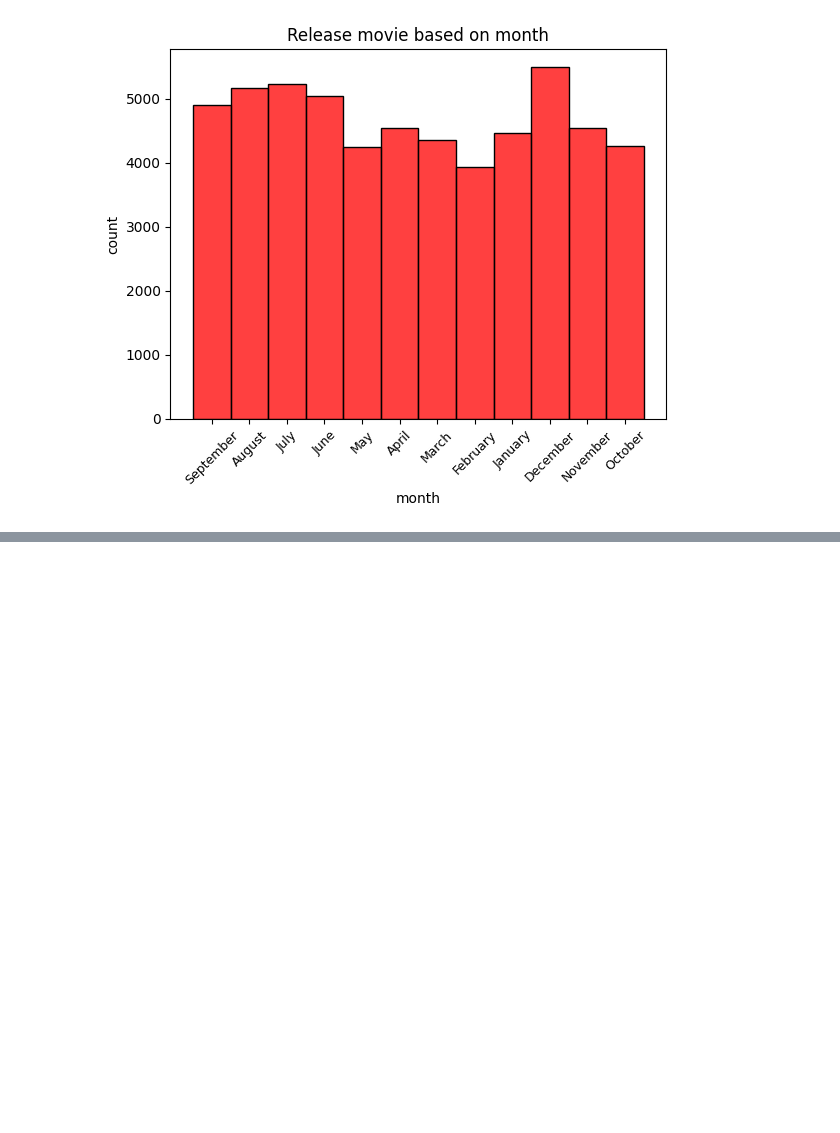
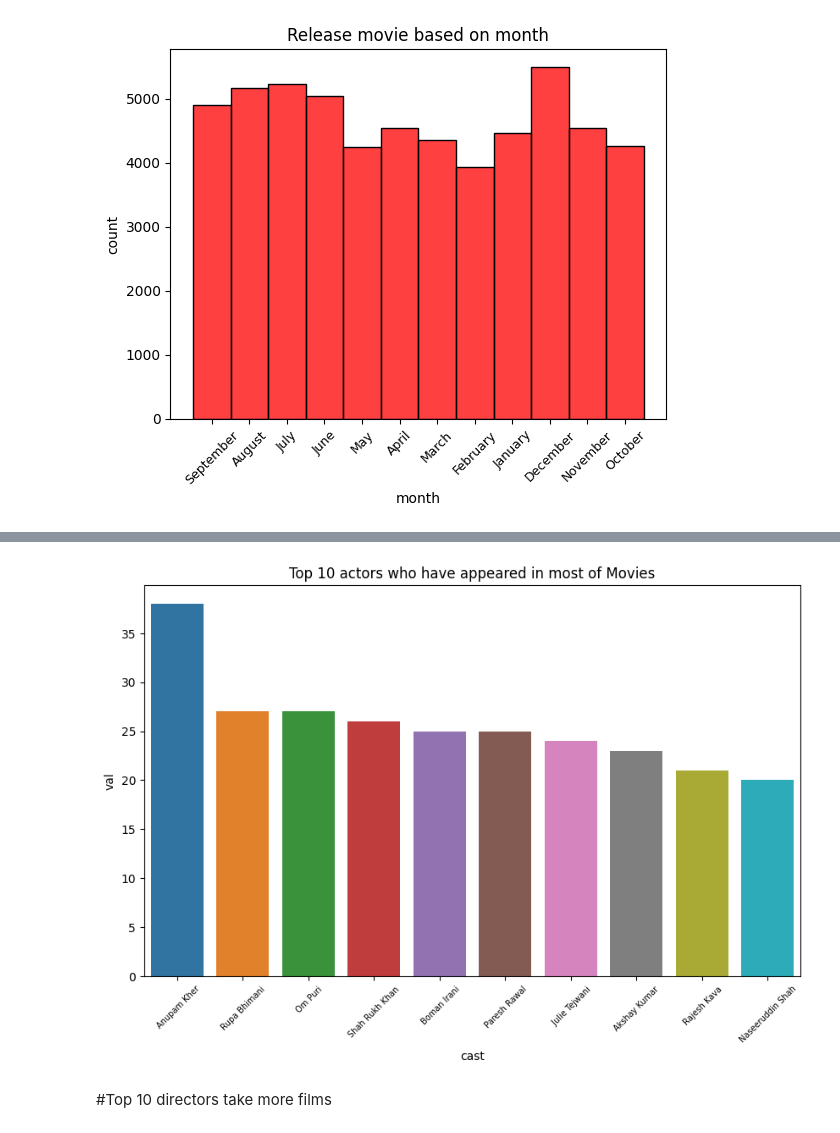
Before and after one commit to knagabharathi/Pylib_Data_visualization, a Jupyter notebook: Netflix_case_studies.ipynb, the cells around one changed output, grey strips where cells are left out. Cells and saved outputs as stored; diff of their text form; code cells hidden in the pictures; blank space fills up the shorter version.

```diff
--- a/Netflix_case_studies.ipynb
+++ b/Netflix_case_studies.ipynb
@@ -631,0 +652,20 @@ plt.show()
+# %%
+#movies
+
+x = dfc_movie.groupby('cast').agg(val=('title', 'nunique'))
+x.drop('Unknown',inplace=True)
+m = x.sort_values(by='val', ascending=False)[:10]
+# %%
+m = m.reset_index()
+# %%
+plt.figure(figsize=(10, 6))
+
+plt.title('Top 10 actors who have appeared in most of Movies')
+sns.barplot(data=m, x="cast" , y = 'val')
+
+plt.xticks(rotation=45,fontsize=7)
+plt.show()
+# %% [output]
+[figure, added]
+# %% [markdown]
+#Top 10 directors take more films
```
Also changed, not shown: parts of 23 cells of this notebook.
